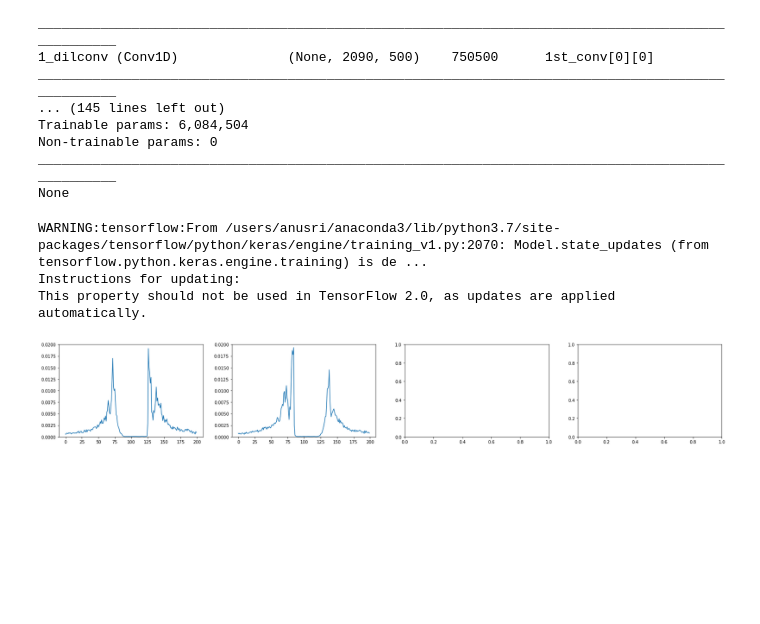
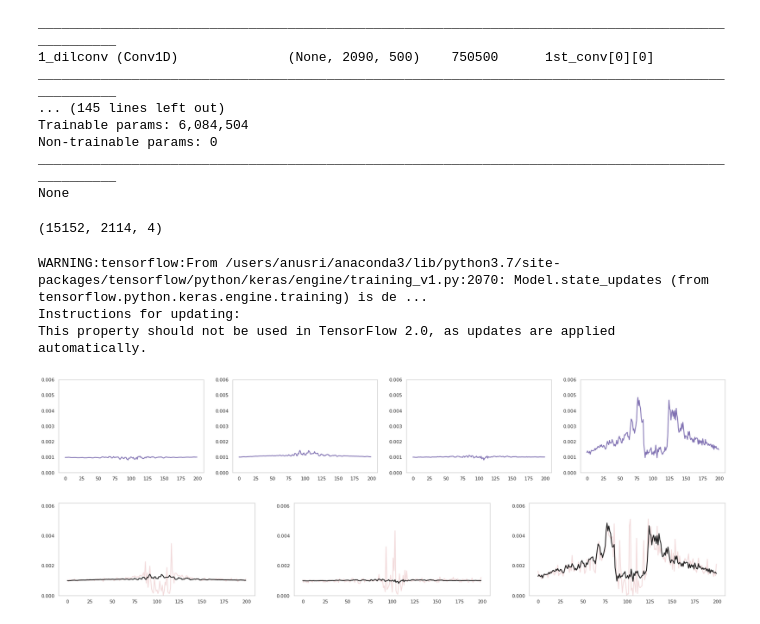
Before and after one commit to kundajelab/chrombpnet, a Jupyter notebook: src/evaluation/marginal_footrprints/main_footprints_check-Copy1.ipynb, the cells around one changed output. Drawn from its saved outputs; the diff is of its cells as text; code cells hidden in the pictures; blank space fills up the shorter version.

```diff
--- a/src/evaluation/marginal_footrprints/main_footprints_check-Copy1.ipynb
+++ b/src/evaluation/marginal_footrprints/main_footprints_check-Copy1.ipynb
@@ -16,7 +16,8 @@ reader = pyfaidx.Fasta(reference_genome_path)
 
 #ATAC
 #gc_matched_negs gc_matched_negs = "/srv/scratch/anusri/chrombpnet_paper/GM12878/DNASE_negatives_data/bpnet.inputs.all.negatives.bed"
-gc_matched_negs = "/srv/scratch/anusri/chrombpnet_paper/GM12878/negatives_data/bpnet.inputs.all.negatives.bed"
+#gc_matched_negs = "/srv/scratch/anusri/chrombpnet_paper/GM12878/negatives_data/bpnet.inputs.all.negatives.bed"
+gc_matched_negs = "/srv/scratch/anusri/chrombpnet_paper/results/chrombpnet_sept_09/HEPG2/negatives_data/bpnet.inputs.all.negatives.bed"
 
 neg_bed=pd.read_csv(gc_matched_negs,delimiter="\t", names=["chr", "start", "end", "name", "score", "strand", "pval", "qval", "qval2", "summit"])
 neg_bed.head()
@@ -43,7 +44,8 @@ neg_bed.head()
 #path="/srv/scratch/anusri/chrombpnet_paper/GM12878/ATAC_07.22.2021/final_model_step3_new/unplug/"
 #path="/srv/scratch/anusri/chrombpnet_paper/GM12878/ATAC_07.22.2021/with_HEPG2_bias_final_model_skip_step2/unplug/"
 #path="/srv/scratch/anusri/chrombpnet_paper/GM12878/4_4_shifted_ATAC_08.19.2021_bias_filters_250/final_model_step3_new/unplug/"
-path="/srv/scratch/anusri/chrombpnet_paper/GM12878/4_4_shifted_ATAC_08.19.2021_bias_filters_50/final_model_step3_new/unplug/"
+#path="/srv/scratch/anusri/chrombpnet_paper/GM12878/4_4_shifted_ATAC_08.19.2021_bias_filters_50/final_model_step3_new/unplug/"
+path="/srv/scratch/anusri/chrombpnet_paper/results/chrombpnet_sept_09/HEPG2/ATAC_07.22.2021/with_gm12878_bias_final_model/unplug/"
 
 try:
     model=load_model_wrapper(model_hdf5=path+"model.0.hdf5")
@@ -116,8 +118,10 @@ test_nonpeaks_seqs = get_seq(reader, test_nonpeaks)
 import random
 random.seed(1)
 
-num=17851
+#num=17851
 #num=100
+print(test_nonpeaks_seqs.shape)
+num=test_nonpeaks_seqs.shape[0]
 
 def profiles_for_motif(seqs, motif, model_peaks_corrected):
     random.shuffle(seqs)
@@ -133,6 +137,8 @@ def profiles_for_motif(seqs, motif, model_peaks_corrected):
         predictions.extend(unplug_bias_pred)
 
     return predictions
+# %% [output]
+(15152, 2114, 4)
 # %%
 #Tn5
 import matplotlib.pyplot as plt
@@ -150,6 +156,7 @@ motifs_to_test = ["ATAGCGCCCCCTAGTGGCCAA", "TTGGCCACTAGGGGGCGCTAT"]
 
 #motifs_to_test = ["AAGGGGGCGGGGCCTAA", "CCCTAACCACAGCCC", "GCAAGGGAAATTCCCCAGG", "GATGG"]
 #SPI1, RUNX, NFKB, GATA1
+motifs_to_test = ["CCCTAACCACAGCCC", "GCAAGGGAAATTCCCCAGG", "GACAGATAAGGCG", "CCGGGTCCAAAGTCCACCGG"]
 
 #GM12878
 predictions_motifs = []
@@ -163,27 +170,31 @@ This property should not be used in TensorFlow 2.0, as updates are applied autom
 # %%
 def plot_tracks(pred_unplug_bias, ax=None, ylim=0.01, start=500-100+5, end=500+100+5 ):
     width = end - start
-    ax.plot(range(width), pred_unplug_bias[:, start:end].mean(0))
+    ax.plot(range(width), pred_unplug_bias[:, start:end].mean(0), 'm', linewidth=2)
     ax.set_ylim(0,ylim)
 
     #plt.legend()
+
+import seaborn as sns
+sns.set()
+sns.set_style("whitegrid", {'axes.grid' : False})
 
 plt.rcParams["figure.figsize"] = (28,4)
 fig, axs = plt.subplots(1, 4)
 i=0
 #ylims=[0.025,0.025,0.025,0.025, 0.025]
 #ylims=[0.002,0.002,0.002,0.002, 0.002]
 #ylims=[0.03,0.03,0.03,0.03, 0.03]
 
 #ylims=[0.009,0.002,0.01,0.01]
-#ylims=[0.009,0.005,0.02,0.009]
-ylims=[0.02,0.02]
+ylims=[0.006,0.006,0.006,0.006]
+#ylims=[0.02,0.02]
 
 for pred_unplug_bias in predictions_motifs:
     plot_tracks(np.array(pred_unplug_bias).reshape(num,1000), axs[i], ylims[i])
     i+=1
 
 plt.show()
 # %% [output]
-[figure, old version]
+[figure, new version]
 # %%
@@ -192,0 +204,25 @@ plt.show()
+# %%
+data_n = pkl.load( open("hepg2_bias.pkl", "rb"))
+
+def plot_tracks(pred_bias,pred_unplug_bias, ax=None, ylim=0.01, start=500-100+5, end=500+100+5 ):
+    width = end - start
+    ax.plot(range(width), pred_bias[:, start:end].mean(0), 'r', linewidth=2, alpha=0.2, label="uncorrected")
+    ax.plot(range(width), pred_unplug_bias[:, start:end].mean(0), 'k', linewidth=2, label="corrected")
+    ax.set_ylim(0,ylim)
+    ax.yaxis.set_ticks(np.arange(0, 0.0061, 0.002))
+
+    #ax.legend()
+import matplotlib.pyplot as plt
+plt.rcParams["figure.figsize"] = (28,4)
+fig, axs = plt.subplots(1, 3)
+ylims=[0.0062,0.0062,0.0062,0.0062]
+i=1
+for pred_unplug_bias in predictions_motifs:
+    if i==4:
+        break
+    plot_tracks(np.array(data_n[i]).reshape(num,1000), np.array(predictions_motifs[i]).reshape(num,1000), axs[i-1], ylims[i-1])
+    i+=1
+
+plt.show()
+# %% [output]
+[figure, added]
```
Also changed, not shown: parts of 1 cell of this notebook, 3 other files.
